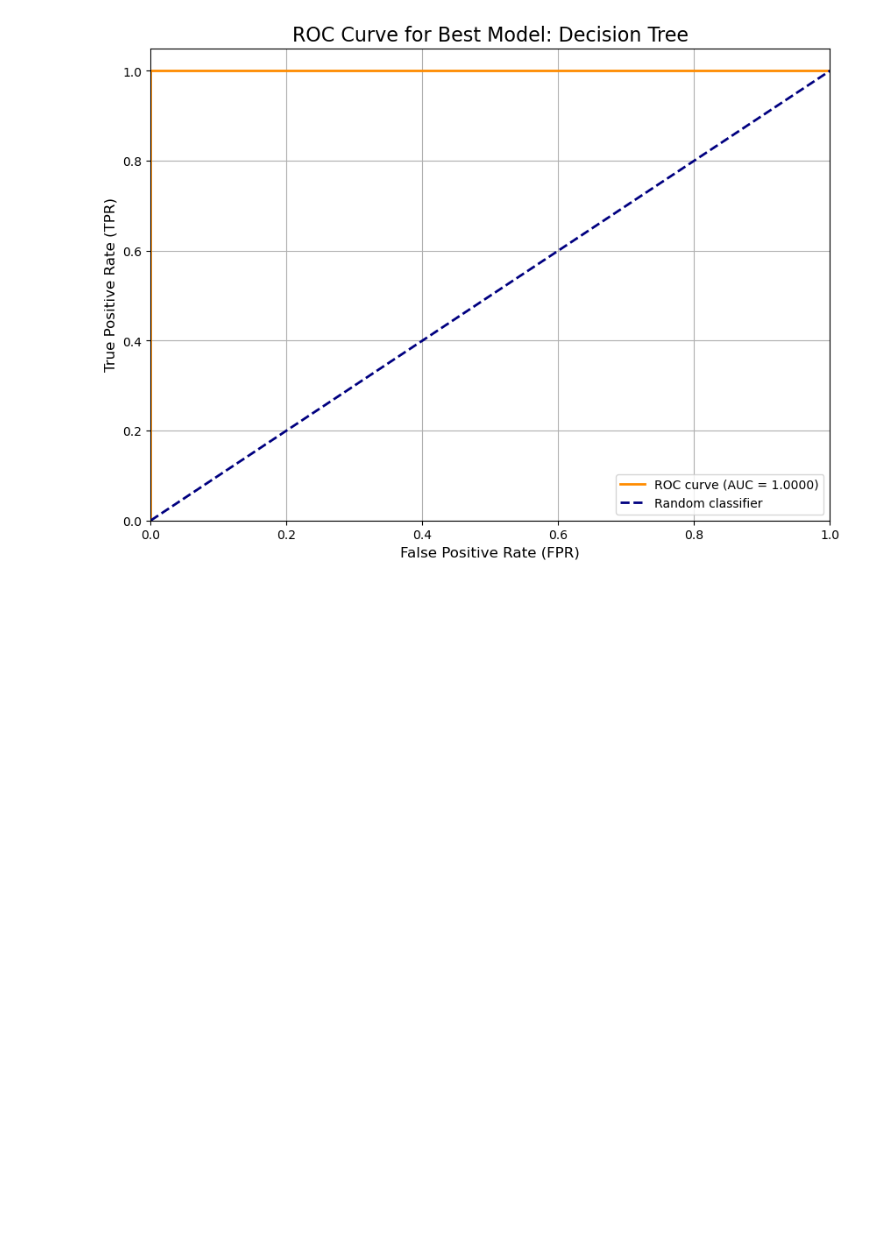
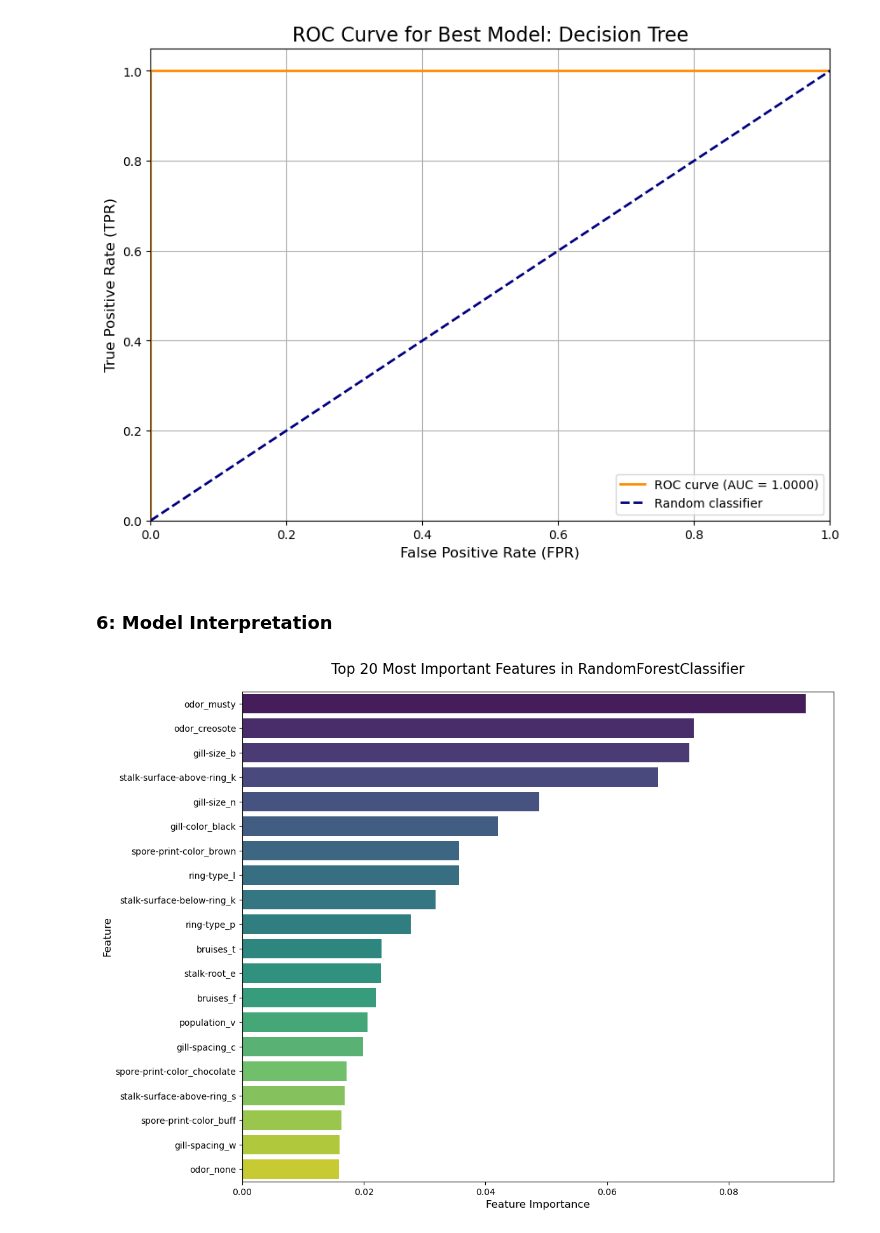
Before and after one commit to lukassso/python-mini-projects, a Jupyter notebook: machine-learning/ml_final_projects/02_mushroom_classification.ipynb, the cells around one changed output. Drawn from its saved outputs; the diff is of its cells as text; code cells hidden in the pictures; blank space fills up the shorter version.

Commit message:
fp-mushroom: interpret feature importance, assess classification risks, and explain recall priority

```diff
--- a/machine-learning/ml_final_projects/02_mushroom_classification.ipynb
+++ b/machine-learning/ml_final_projects/02_mushroom_classification.ipynb
@@ -481,3 +481,43 @@ ROC Curve for the best model:
 Best model (by F1-Score): Decision Tree
 AUC for the best model: 1.0000
 [figure]
+# %% [markdown]
+### 6: Model Interpretation
+# %%
+# Select the model for interpretation
+model_to_interpret = models.get('Random Forest')
+# Get feature importances
+importances = model_to_interpret.feature_importances_
+
+# Prepare readable feature names from df_readable
+columns_to_drop = ['class', 'veil-type']
+X_readable = df_readable.drop(columns=columns_to_drop, errors='ignore')
+
+# Initialize OneHotEncoder for readable feature names
+temp_onehot_encoder = OneHotEncoder(sparse_output=False, handle_unknown='ignore')
+temp_onehot_encoder.fit(X_readable)
+
+# Get readable feature names
+readable_feature_names = temp_onehot_encoder.get_feature_names_out(X_readable.columns)
+
+# Create DataFrame and visualize
+feature_importance_df = pd.DataFrame({
+    'Feature': readable_feature_names,
+    'Importance': importances
+}).sort_values(by='Importance', ascending=False)
+
+# Plot the top 20 most important features
+plt.figure(figsize=(12, 10))
+sns.barplot(
+    x='Importance',
+    y='Feature',
+    data=feature_importance_df.head(20),
+    palette='viridis',
+    hue='Feature'
+)
+plt.title('Top 20 Most Important Features in RandomForestClassifier', fontsize=16, pad=20)
+plt.xlabel('Feature Importance', fontsize=12)
+plt.ylabel('Feature', fontsize=12)
+plt.show()
+# %% [output]
+[figure, added]
```
Also changed, not shown: parts of 1 cell of this notebook.
